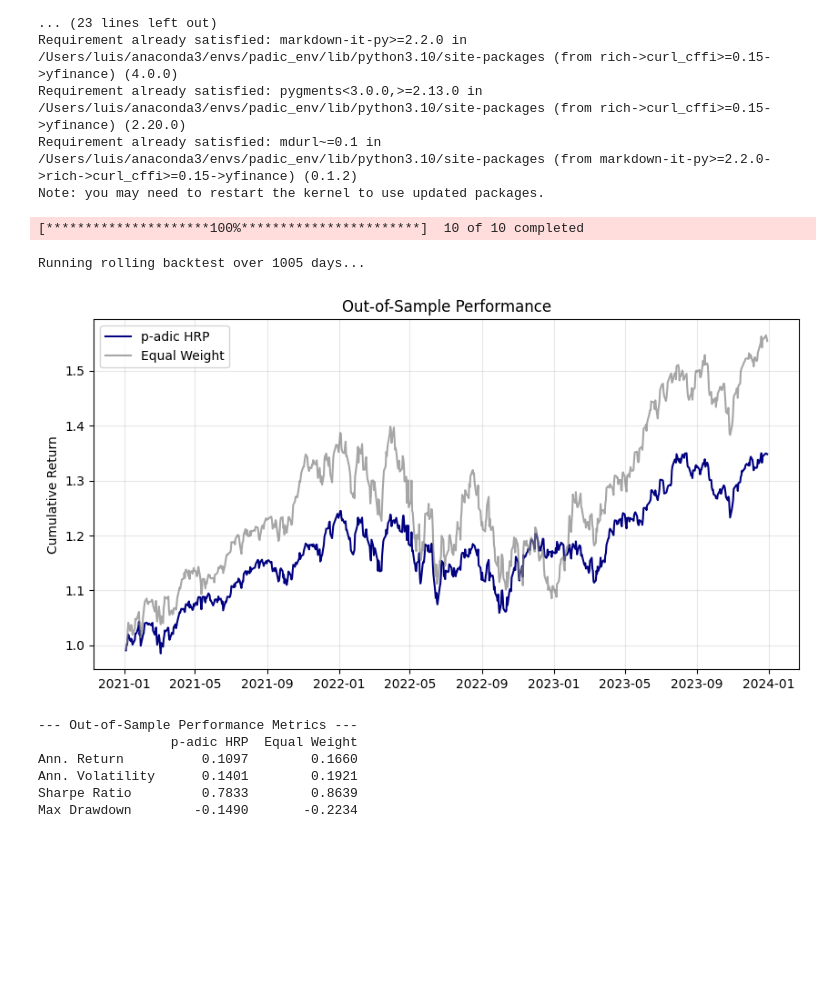
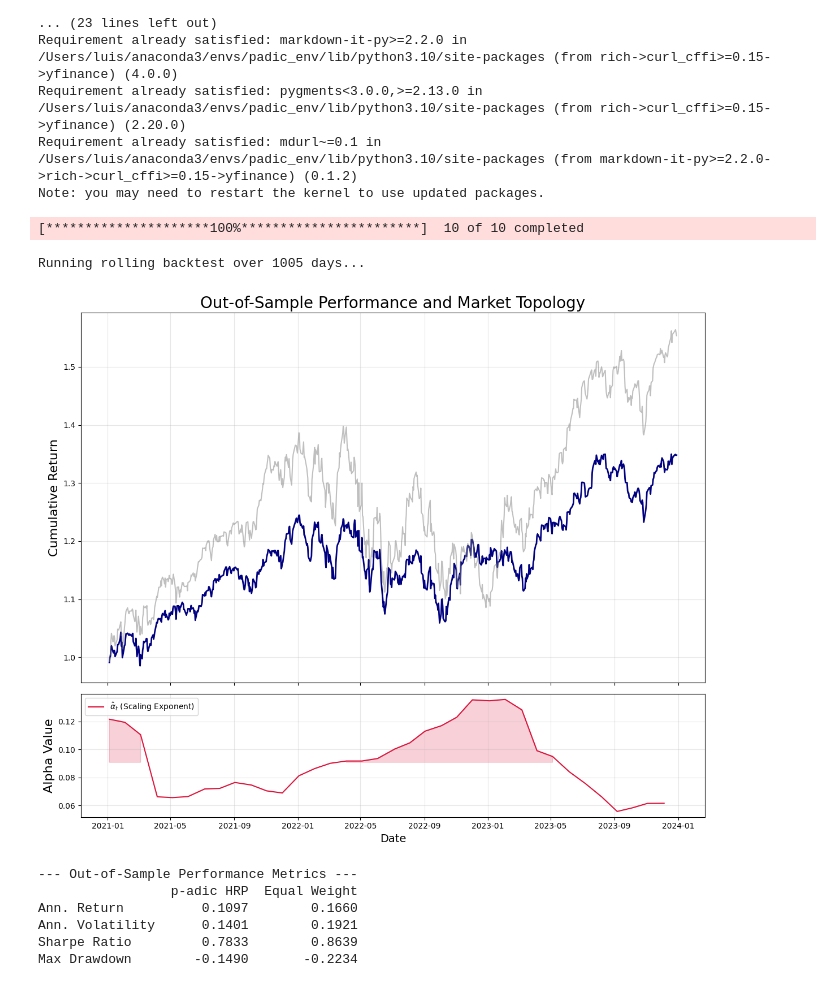
Before and after one commit to lgomez010/padic_portfolio_v1, a Jupyter notebook: notebooks/rolling_backtest.ipynb, the cells around one changed output. Cells and saved outputs as stored; diff of their text form; code cells hidden in the pictures; blank space fills up the shorter version.

Commit message:
feat: integrate p-adic scaling exponent alpha into rolling backtest with dual-pane stress visualization

```diff
--- a/notebooks/rolling_backtest.ipynb
+++ b/notebooks/rolling_backtest.ipynb
@@ -42,64 +42,88 @@ step = 21
 
 strat_rets = []
 bench_rets = []
+alphas = [] #store scaling exponents
 
 print(f"Running rolling backtest over {len(returns)} days...")
 
 # main loop
 for t in range(lookback, len(returns), step):
 
-    # 1. In-sample window (T-1 execution assumption)
+    # 1. In-sample window
     window = returns.iloc[t - lookback : t]
     corr = window.corr()
 
-    # 2. topology and allocation
+    # 2. topology and scaling exponent
     dist = topo.correlation_to_distance(corr)
-    mst = topo.compute_mst(dist)
-    ultra = topo.extract_ultrametric(mst, corr.columns)
 
+    #single linkage cluster
+    linkage_mat = topo.execute_slc(dist)
+
+    #extract ultrametric structure
+    ultra = topo.extract_ultrametric(linkage_mat, corr.columns)
+
+    #calculate alpha_t for window
+    alpha_t, r2_t = topo.calculate_scaling_exponent(linkage_mat, p=2)
+    alphas.append({'date': returns.index[t], 'alpha': alpha_t})
+
+    #3. allocation
     w_series = alloc.allocate_hrp(ultra, window)
     w = w_series.reindex(corr.columns).fillna(0).values
 
-    # 3. out-of-sample forward returns
+    #4. out-of-sample forward returns
     forward = returns.iloc[t : t + step]
 
 
-    # 4. OOS execution (allowing weights to drift)
-
-    # Strategy
+    #5. strategy
     strat_wealth = (1 + forward).cumprod() * w
     strat_port_wealth = strat_wealth.sum(axis=1)
-
     strat_ret = strat_port_wealth.pct_change()
     strat_ret.iloc[0] = strat_port_wealth.iloc[0] - 1.0 # First day return
     strat_rets.extend(strat_ret)
 
-    # benchmark (equal weight)
+    #benchmark (equal weight)
     w_eq = np.ones(len(tickers)) / len(tickers)
     bench_wealth = (1 + forward).cumprod() * w_eq
     bench_port_wealth = bench_wealth.sum(axis=1)
-
     bench_ret = bench_port_wealth.pct_change()
     bench_ret.iloc[0] = bench_port_wealth.iloc[0] - 1.0 # First day return
     bench_rets.extend(bench_ret)
 
 # plot
 idx = returns.index[lookback : lookback + len(strat_rets)]
 strat_cum = (1 + pd.Series(strat_rets, index=idx)).cumprod()
 bench_cum = (1 + pd.Series(bench_rets, index=idx)).cumprod()
 
-plt.figure(figsize=(10, 5))
-plt.plot(strat_cum, label='p-adic HRP', color='navy')
-plt.plot(bench_cum, label='Equal Weight', color='gray', alpha=0.7)
-plt.title('Out-of-Sample Performance')
-plt.ylabel('Cumulative Return')
-plt.legend()
-plt.grid(True, alpha=0.3)
+alpha_df = pd.DataFrame(alphas).set_index('date')
+
+#dual panel plot
+fig, (ax1, ax2) = plt.subplots(2, 1, figsize=(12,10), sharex=True, gridspec_kw={'height_ratios': [3,1]})
+
+#plot 1: wealth curves
+ax1.plot(strat_cum, label='p-adic HRP', color='navy', lw=2)
+ax1.plot(bench_cum, label='Equal Weight', color='gray', alpha=0.5)
+ax1.set_title('Out-of-Sample Performance and Market Topology', fontsize=20)
+ax1.set_ylabel('Cumulative Return', fontsize=16)
+ax1.grid(True, alpha=0.3)
+
+#plot 2: scaling exponent
+ax2.plot(alpha_df['alpha'], color='crimson', lw=1.5, label=r'$\hat{\alpha}_t$ (Scaling Exponent)')
+ax2.set_ylabel('Alpha Value', fontsize=16)
+ax2.set_xlabel('Date', fontsize=14)
+ax2.legend(loc='upper left')
+ax2.grid(True, alpha=0.3)
+
+# Highlight: If alpha is above its mean, shade the area (Market Stress Indicator)
+mean_alpha = alpha_df['alpha'].mean()
+ax2.fill_between(alpha_df.index, alpha_df['alpha'], mean_alpha,
+                 where=(alpha_df['alpha'] > mean_alpha), color='crimson', alpha=0.2)
+
+plt.tight_layout()
 plt.show()
 # %% [output]
 [*********************100%***********************]  10 of 10 completed
 Running rolling backtest over 1005 days...
-[figure, old version]
+[figure, new version]
 # %%
 # 5. Risk-Adjusted Performance Metrics
 
```
Also changed, not shown: 1 other file.
